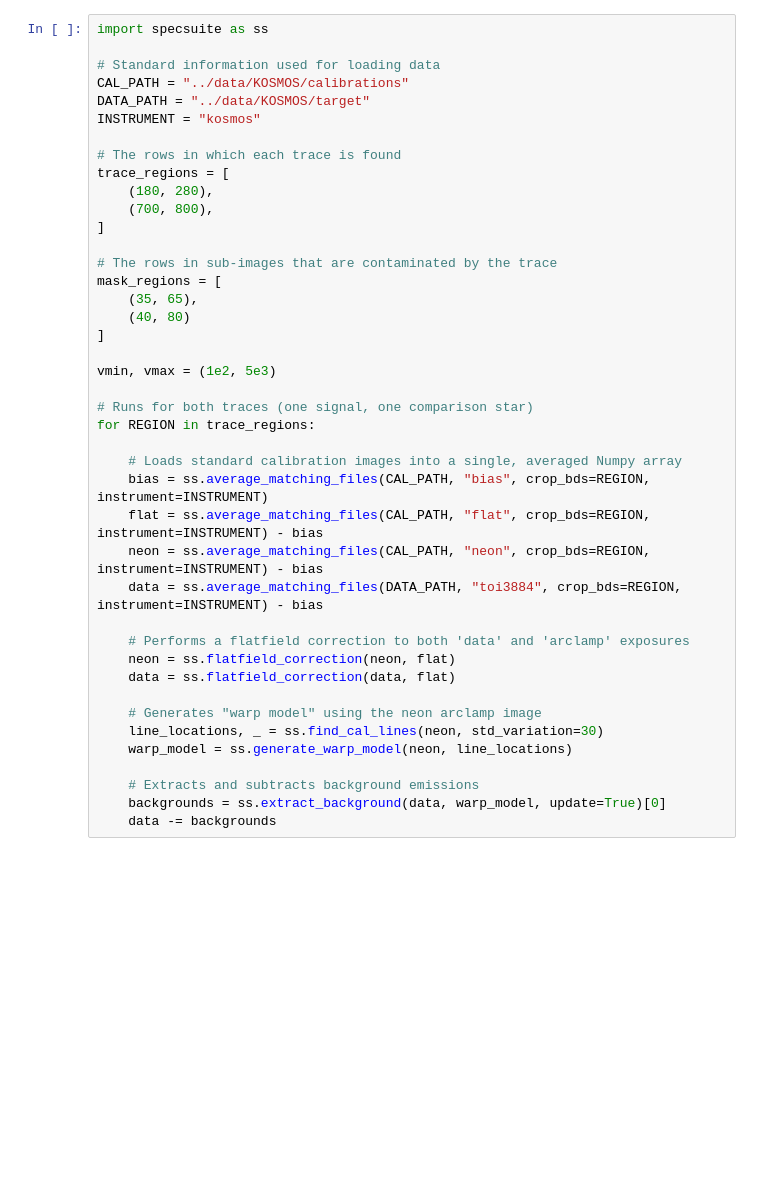
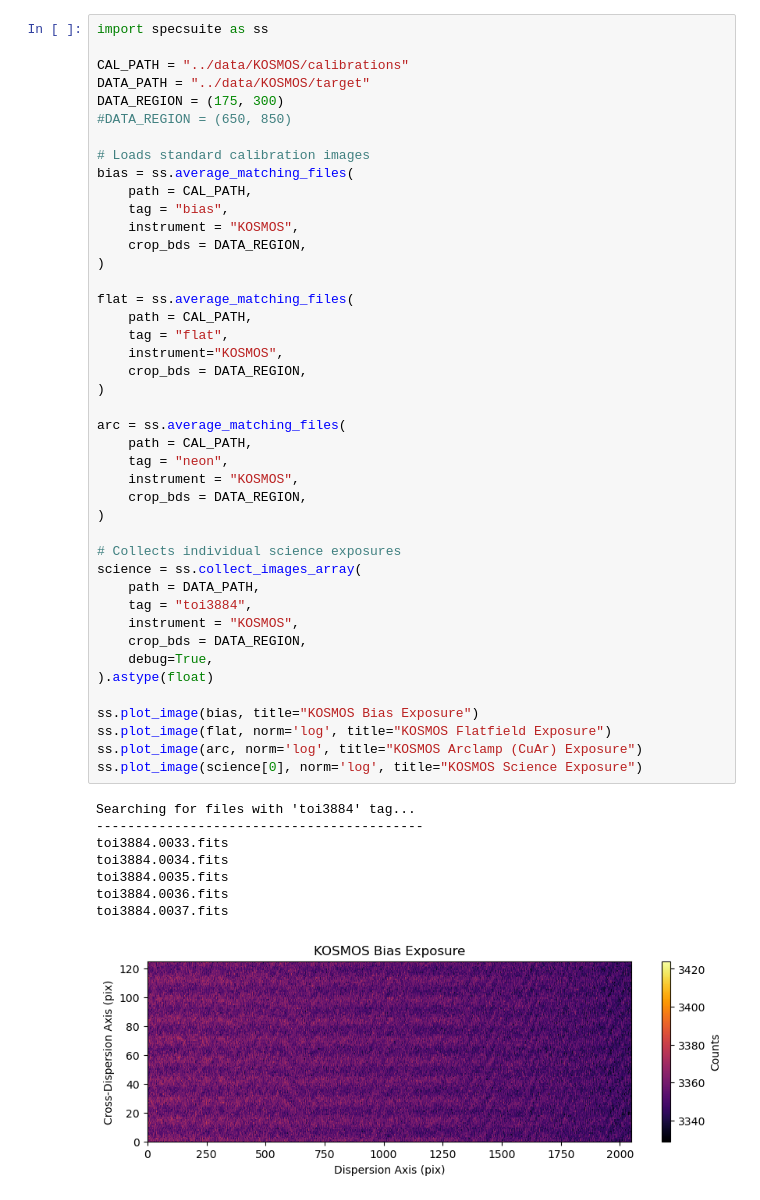
Before and after one commit to Autumn10677/specsuite, a Jupyter notebook: docs/kosmos_example.ipynb, the cells around one changed output. Cells and saved outputs as stored; diff of their text form; blank space fills up the shorter version.

```diff
--- a/docs/kosmos_example.ipynb
+++ b/docs/kosmos_example.ipynb
@@ -1,42 +5,52 @@
 # %%
 import specsuite as ss
 
-# Standard information used for loading data
 CAL_PATH = "../data/KOSMOS/calibrations"
 DATA_PATH = "../data/KOSMOS/target"
-INSTRUMENT = "kosmos"
+DATA_REGION = (175, 300)
+#DATA_REGION = (650, 850)
 
-# The rows in which each trace is found
-trace_regions = [
-    (180, 280),
-    (700, 800),
-]
+# Loads standard calibration images
+bias = ss.average_matching_files(
+    path = CAL_PATH,
+    tag = "bias",
+    instrument = "KOSMOS",
+    crop_bds = DATA_REGION,
+)
 
-# The rows in sub-images that are contaminated by the trace
-mask_regions = [
-    (35, 65),
-    (40, 80)
-]
+flat = ss.average_matching_files(
+    path = CAL_PATH,
+    tag = "flat",
+    instrument="KOSMOS",
+    crop_bds = DATA_REGION,
+)
 
-vmin, vmax = (1e2, 5e3)
+arc = ss.average_matching_files(
+    path = CAL_PATH,
+    tag = "neon",
+    instrument = "KOSMOS",
+    crop_bds = DATA_REGION,
+)
 
-# Runs for both traces (one signal, one comparison star)
-for REGION in trace_regions:
+# Collects individual science exposures
+science = ss.collect_images_array(
+    path = DATA_PATH,
+    tag = "toi3884",
+    instrument = "KOSMOS",
+    crop_bds = DATA_REGION,
+    debug=True,
+).astype(float)
 
-    # Loads standard calibration images into a single, averaged Numpy array
-    bias = ss.average_matching_files(CAL_PATH, "bias", crop_bds=REGION, instrument=INSTRUMENT)
-    flat = ss.average_matching_files(CAL_PATH, "flat", crop_bds=REGION, instrument=INSTRUMENT) - bias
-    neon = ss.average_matching_files(CAL_PATH, "neon", crop_bds=REGION, instrument=INSTRUMENT) - bias
-    data = ss.average_matching_files(DATA_PATH, "toi3884", crop_bds=REGION, instrument=INSTRUMENT) - bias
-
-    # Performs a flatfield correction to both 'data' and 'arclamp' exposures
-    neon = ss.flatfield_correction(neon, flat)
-    data = ss.flatfield_correction(data, flat)
-
-    # Generates "warp model" using the neon arclamp image
-    line_locations, _ = ss.find_cal_lines(neon, std_variation=30)
-    warp_model = ss.generate_warp_model(neon, line_locations)
-
-    # Extracts and subtracts background emissions
-    backgrounds = ss.extract_background(data, warp_model, update=True)[0]
-    data -= backgrounds
+ss.plot_image(bias, title="KOSMOS Bias Exposure")
+ss.plot_image(flat, norm='log', title="KOSMOS Flatfield Exposure")
+ss.plot_image(arc, norm='log', title="KOSMOS Arclamp (CuAr) Exposure")
+ss.plot_image(science[0], norm='log', title="KOSMOS Science Exposure")
+# %% [output]
+Searching for files with 'toi3884' tag...
+------------------------------------------
+toi3884.0033.fits
+toi3884.0034.fits
+toi3884.0035.fits
+toi3884.0036.fits
+toi3884.0037.fits
+[figure, added]
```
Also changed, not shown: parts of 8 cells of this notebook.
